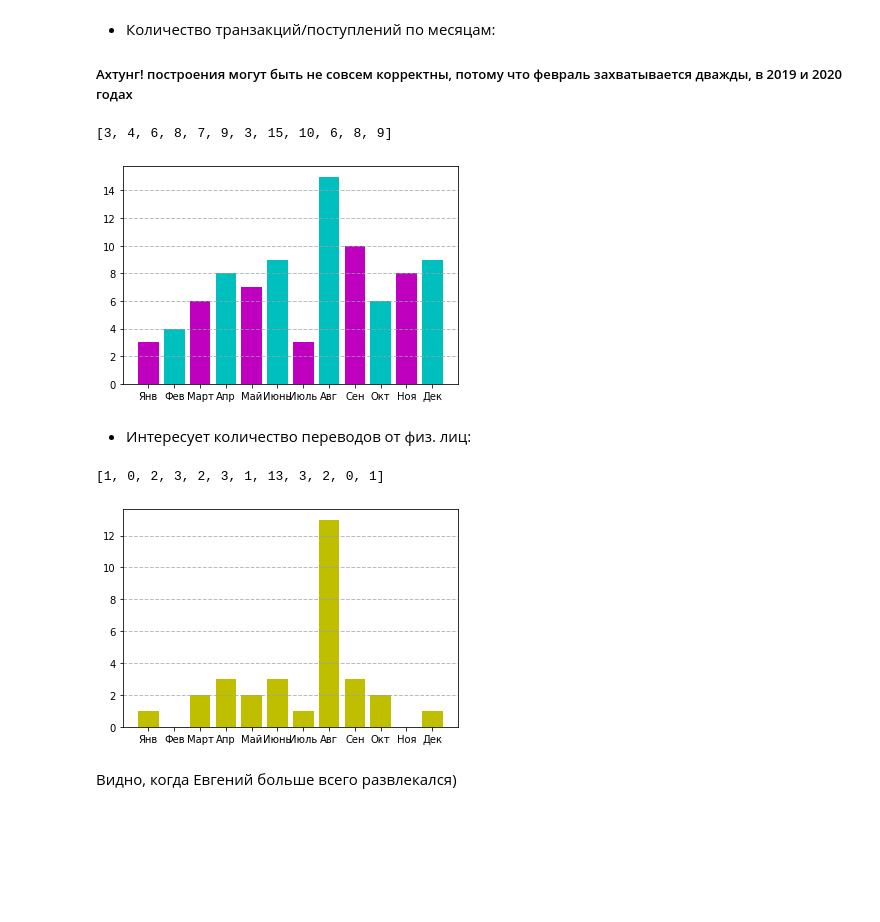
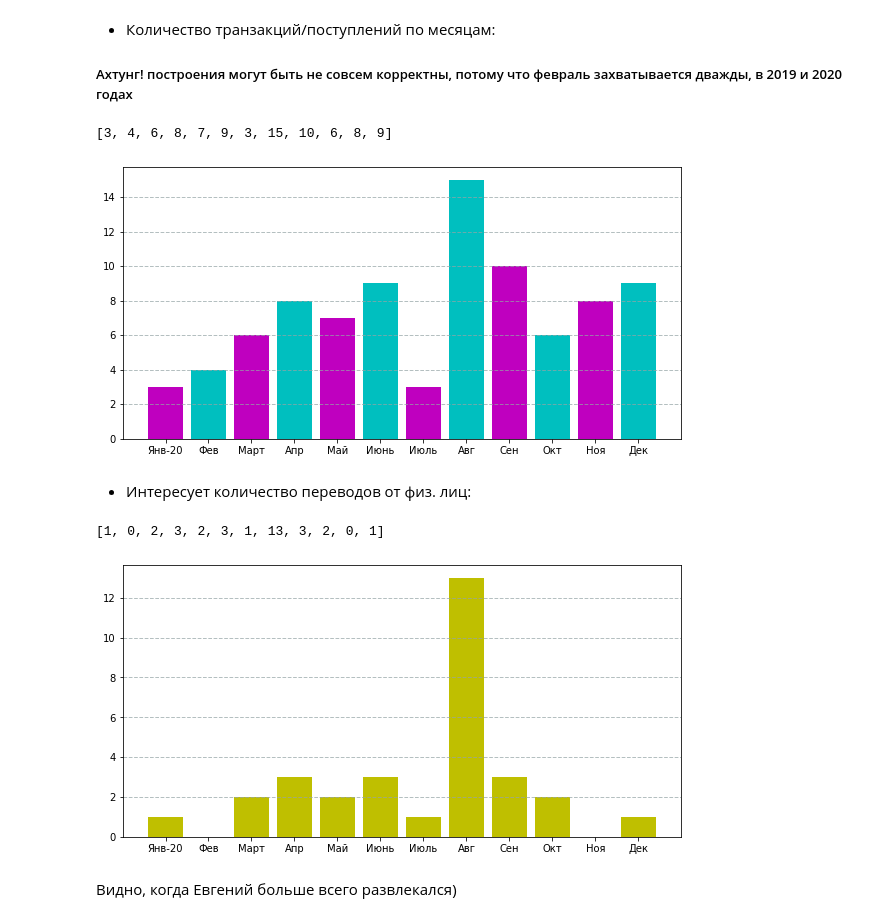
Before and after one commit to edirab/AnalyzeMyBudget, a Jupyter notebook: incomes_notebook.ipynb, the cells around one changed output. Cells and saved outputs as stored; diff of their text form; code cells hidden in the pictures; blank space fills up the shorter version.

```diff
--- a/incomes_notebook.ipynb
+++ b/incomes_notebook.ipynb
@@ -152,25 +146,27 @@ plt.show()
 # %%
 transactions_per_month = analyze.transactions_per_month(incomes_list)
 print(transactions_per_month)
 
 my_colors = 'mc'*6
-plt.bar(monthes_axis, transactions_per_month, color = my_colors)
+plt.figure(figsize=(10, 5))
+plt.bar(analyze.monthes_axis, transactions_per_month, color = my_colors)
 plt.grid(color='#95a5a6', linestyle='--', linewidth=1, axis='y', alpha=0.7)
 # %% [output]
 [3, 4, 6, 8, 7, 9, 3, 15, 10, 6, 8, 9]
-[figure, old version]
+[figure, new version]
 # %% [markdown]
 - Интересует количество переводов от физ. лиц:
 # %%
 transactions_from_others = analyze.transactions_per_month_from_others(incomes_list)
 print(transactions_from_others)
 
-plt.bar(monthes_axis, transactions_from_others, color = 'y')
+plt.figure(figsize=(10, 5))
+plt.bar(analyze.monthes_axis, transactions_from_others, color = 'y')
 # plt.set_yticks(range(10, 2))
 plt.grid(color='#95a5a6', linestyle='--', linewidth=1, axis='y', alpha=0.7)
 # %% [output]
 [1, 0, 2, 3, 2, 3, 1, 13, 3, 2, 0, 1]
-[figure, old version]
+[figure, new version]
 # %% [markdown]
 Видно, когда Евгений больше всего развлекался)
 # %% [markdown]
```
Also changed, not shown: parts of 7 cells of this notebook, 3 other files.
